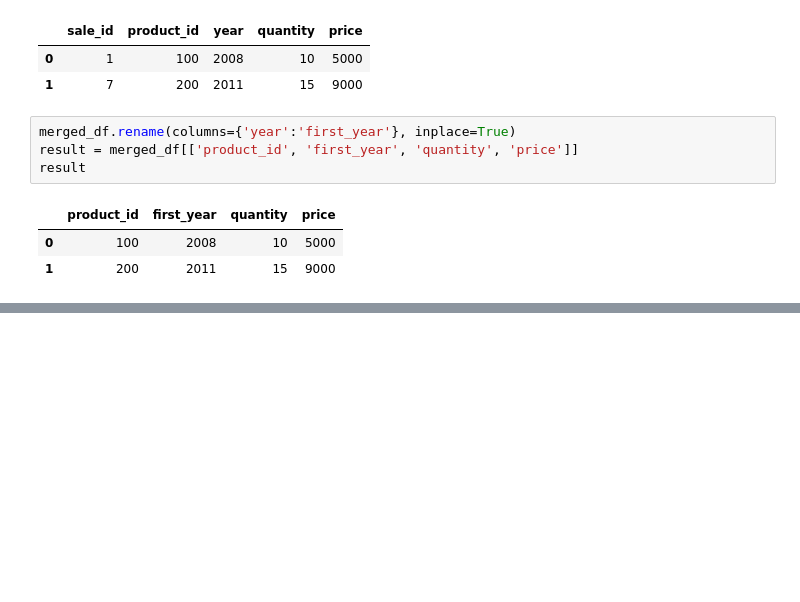
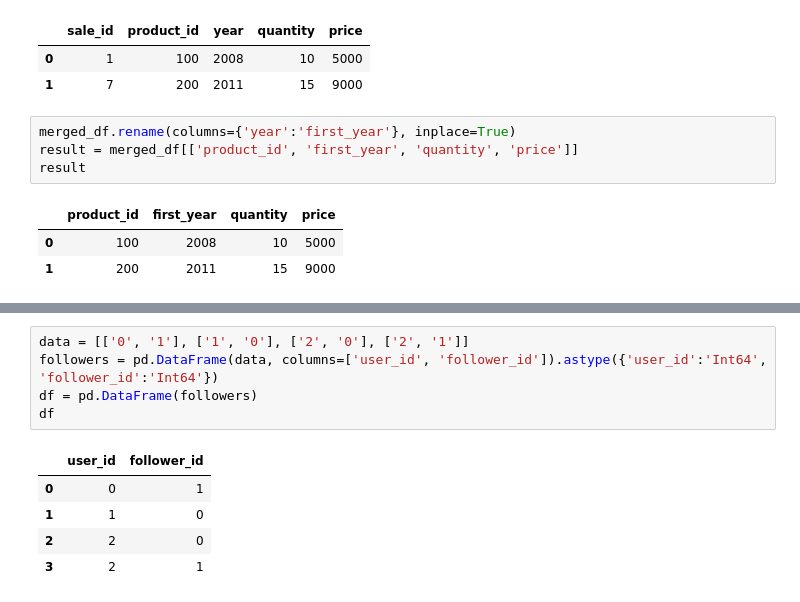
Before and after one commit to Swap-20/Leetcode-Pandas, a Jupyter notebook: Leetcode_Pandas.ipynb, the cells around one changed output, grey strips where cells are left out. Cells and saved outputs as stored; diff of their text form; blank space fills up the shorter version.

```diff
--- a/Leetcode_Pandas.ipynb
+++ b/Leetcode_Pandas.ipynb
@@ -2491,0 +2498,11 @@ result
+# %%
+data = [['0', '1'], ['1', '0'], ['2', '0'], ['2', '1']]
+followers = pd.DataFrame(data, columns=['user_id', 'follower_id']).astype({'user_id':'Int64', 'follower_id':'Int64'})
+df = pd.DataFrame(followers)
+df
+# %% [output]
+|  | user_id | follower_id |
+| 0 | 0 | 1 |
+| 1 | 1 | 0 |
+| 2 | 2 | 0 |
+| 3 | 2 | 1 |
```
Also changed, not shown: parts of 2 cells of this notebook.
